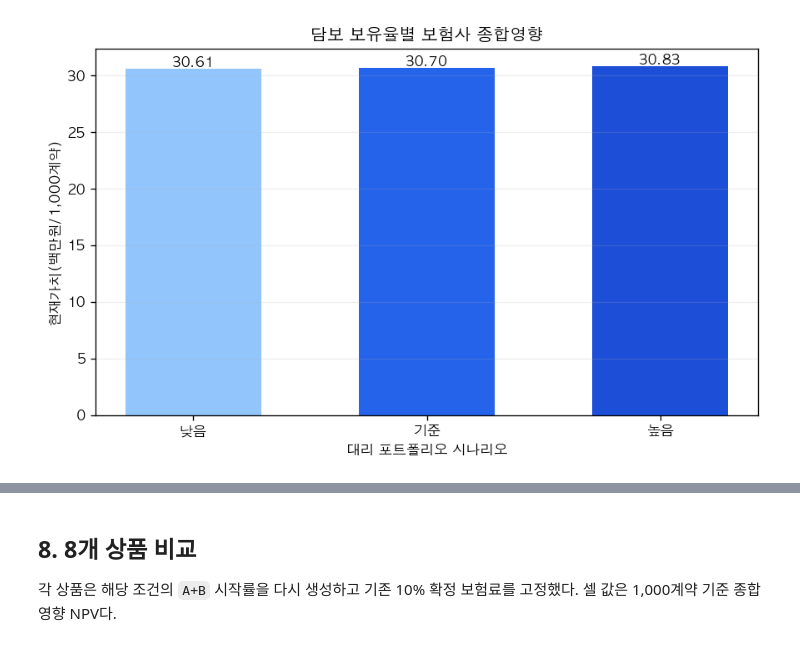
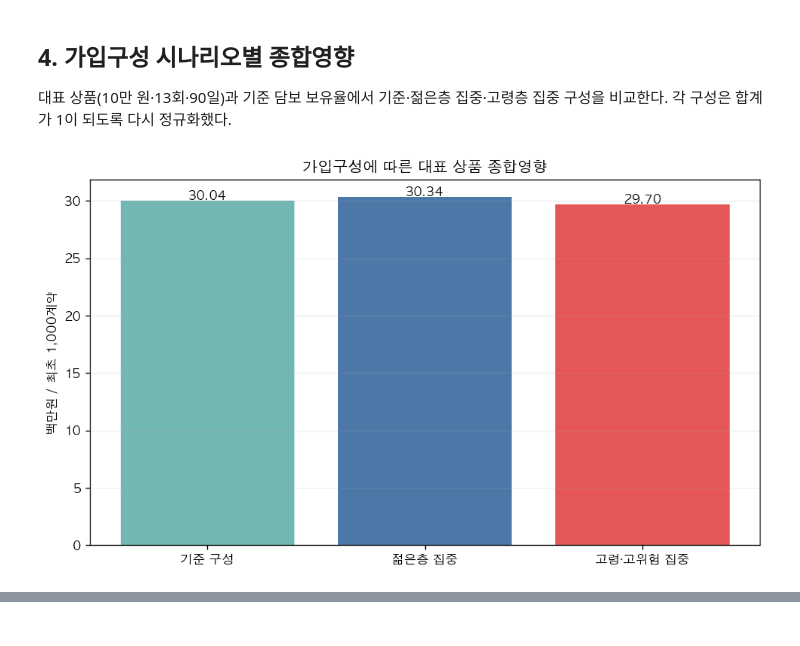
Before and after one commit to Dana-J2/glp1_pricing_analysis, a Jupyter notebook: notebooks/impact/05_위고비_보험사_종합영향.ipynb, the cells around one changed output, grey strips where cells are left out. Drawn from its saved outputs; the diff is of its cells as text; code cells hidden in the pictures.

```diff
--- a/notebooks/impact/05_위고비_보험사_종합영향.ipynb
+++ b/notebooks/impact/05_위고비_보험사_종합영향.ipynb
@@ -161,0 +64,15 @@ fig.savefig(FIG / '02_base_coverage_waterfall.png', dpi=300, facecolor='white');
+# %%
+base_comp = composition.loc[composition['enrollment_scenario_id'].eq('base')].copy()
+base_comp['연령대'] = pd.cut(base_comp['issue_age'], [18, 29, 39, 49, 59, 69, 74], labels=['19~29세','30~39세','40~49세','50~59세','60~69세','70~74세'])
+mix = base_comp.pivot_table(index='연령대', columns='sex', values='portfolio_weight', aggfunc='sum', observed=True).reindex(columns=['남','여']) * 100
+display(mix.round(2).rename_axis(index='가입연령대', columns='성별'))
+fig, ax = plt.subplots(figsize=(8.6, 4.8))
+mix.plot(kind='bar', stacked=True, color=['#4C78A8','#E07A9A'], ax=ax, width=0.72)
+for i, value in enumerate(mix.sum(axis=1)):
+    ax.text(i, value + 0.25, f'{value:.1f}%', ha='center', fontsize=9)
+ax.set(title='기준 포트폴리오 연령대·성별 구성', xlabel='가입연령대', ylabel='최초 계약 구성비(%)')
+ax.legend(title='성별', frameon=False, ncol=2)
+ax.grid(axis='y', alpha=.2)
+fig.tight_layout()
+fig.savefig(FIG / 'portfolio_01_age_sex_mix.png', dpi=300, facecolor='white', bbox_inches='tight')
+plt.show()
@@ -162,13 +118,20 @@ fig.savefig(FIG / '02_base_coverage_waterfall.png', dpi=300, facecolor='white');
+# %% [markdown]
+## 4. 가입구성 시나리오별 종합영향
+
+대표 상품(10만 원·13회·90일)과 기준 담보 보유율에서 기준·젊은층 집중·고령층 집중 구성을 비교한다. 각 구성은 합계가 1이 되도록 다시 정규화했다.
 # %%
-order = ['low', 'base', 'high']
-plot_cov = coverage.set_index('coverage_scenario_id').loc[order].reset_index()
-fig, ax = plt.subplots(figsize=(7.4, 4.6))
-y = plot_cov['insurer_total_impact_krw'] / 1e6
-bars = ax.bar(plot_cov['coverage_scenario_name_ko'], y, color=['#93C5FD', '#2563EB', '#1D4ED8'], width=.58)
-for bar, value in zip(bars, y): ax.text(bar.get_x()+bar.get_width()/2, value+.12, f'{value:.2f}', ha='center', fontweight='bold')
-ax.set(title='담보 보유율별 보험사 종합영향', xlabel='대리 포트폴리오 시나리오', ylabel='현재가치(백만원/1,000계약)')
-ax.grid(axis='y', alpha=.2); fig.tight_layout()
-fig.savefig(FIG / '03_coverage_scenario_range.png', dpi=300, facecolor='white'); plt.show()
-display(plot_cov[['coverage_scenario_name_ko','rider_npv_krw','existing_claims_adjustment_krw','insurer_total_impact_krw']].style.format({c:'{:,.0f}' for c in ['rider_npv_krw','existing_claims_adjustment_krw','insurer_total_impact_krw']}))
+scenario_order = ['base','younger_focus','older_high_risk_focus']
+scenario_names = {'base':'기준 구성','younger_focus':'젊은층 집중','older_high_risk_focus':'고령·고위험 집중'}
+scenario = total.loc[total['product_id'].eq('benefit100k_max13_wait90') & total['coverage_scenario_id'].eq('base')].set_index('enrollment_scenario_id').loc[scenario_order].reset_index()
+fig, ax = plt.subplots(figsize=(8.2, 4.8))
+bars = ax.bar([scenario_names[x] for x in scenario['enrollment_scenario_id']], scenario['insurer_total_impact_krw']/1e6, color=['#72B7B2','#4C78A8','#E45756'])
+for bar, value in zip(bars, scenario['insurer_total_impact_krw']/1e6):
+    ax.text(bar.get_x()+bar.get_width()/2, value+.08, f'{value:.2f}', ha='center', fontweight='bold')
+ax.set(title='가입구성에 따른 대표 상품 종합영향', ylabel='백만원 / 최초 1,000계약')
+ax.grid(axis='y', alpha=.2)
+fig.tight_layout()
+fig.savefig(FIG / 'portfolio_03_enrollment_scenarios.png', dpi=300, facecolor='white', bbox_inches='tight')
+plt.show()
+display(scenario[['enrollment_scenario_id','weighted_average_monthly_premium_krw','rider_npv_krw','existing_claims_adjustment_krw','insurer_total_impact_krw']].round(2))
 # %% [output]
-[figure, old version]
+[figure, new version]
@@ -179,4 +141,0 @@ display(plot_cov[['coverage_scenario_name_ko','rider_npv_krw','existing_claims_a
-# %% [markdown]
-## 8. 8개 상품 비교
-
-각 상품은 해당 조건의 `A+B` 시작률을 다시 생성하고 기존 10% 확정 보험료를 고정했다. 셀 값은 1,000계약 기준 종합영향 NPV다.
```
Also changed, not shown: parts of 31 cells of this notebook, 5 other files.
